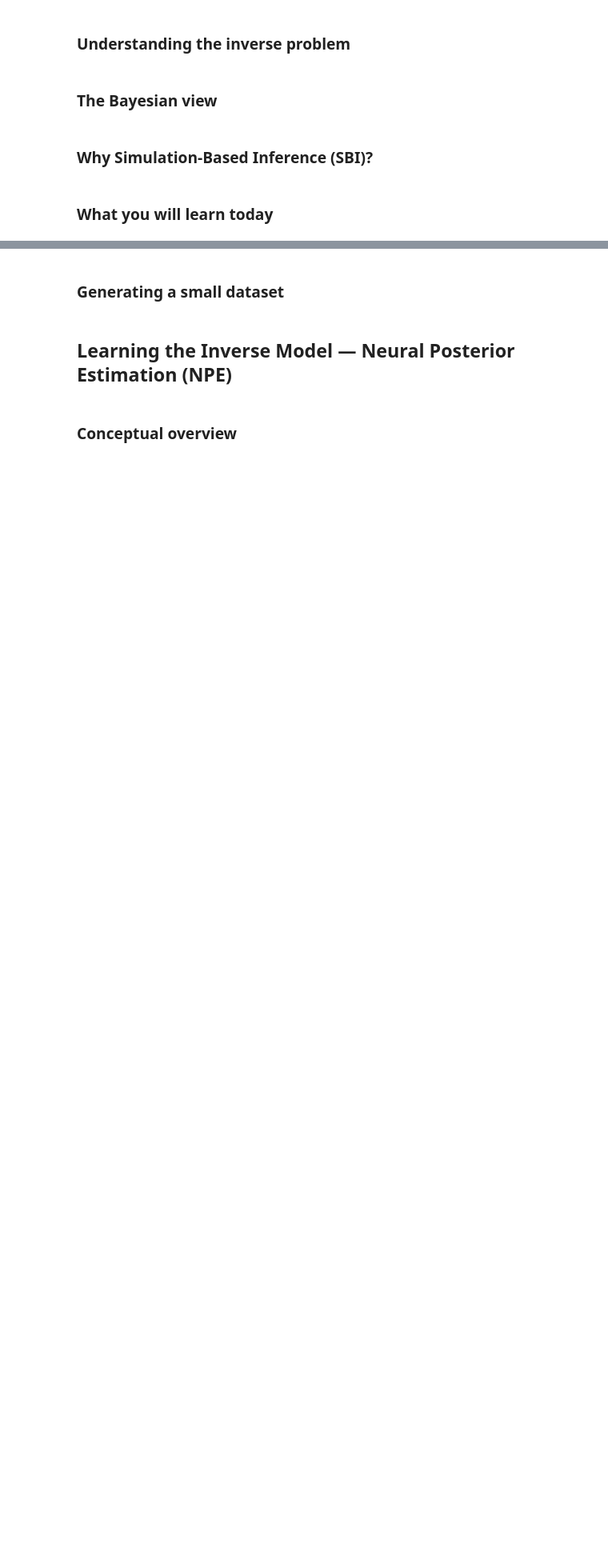
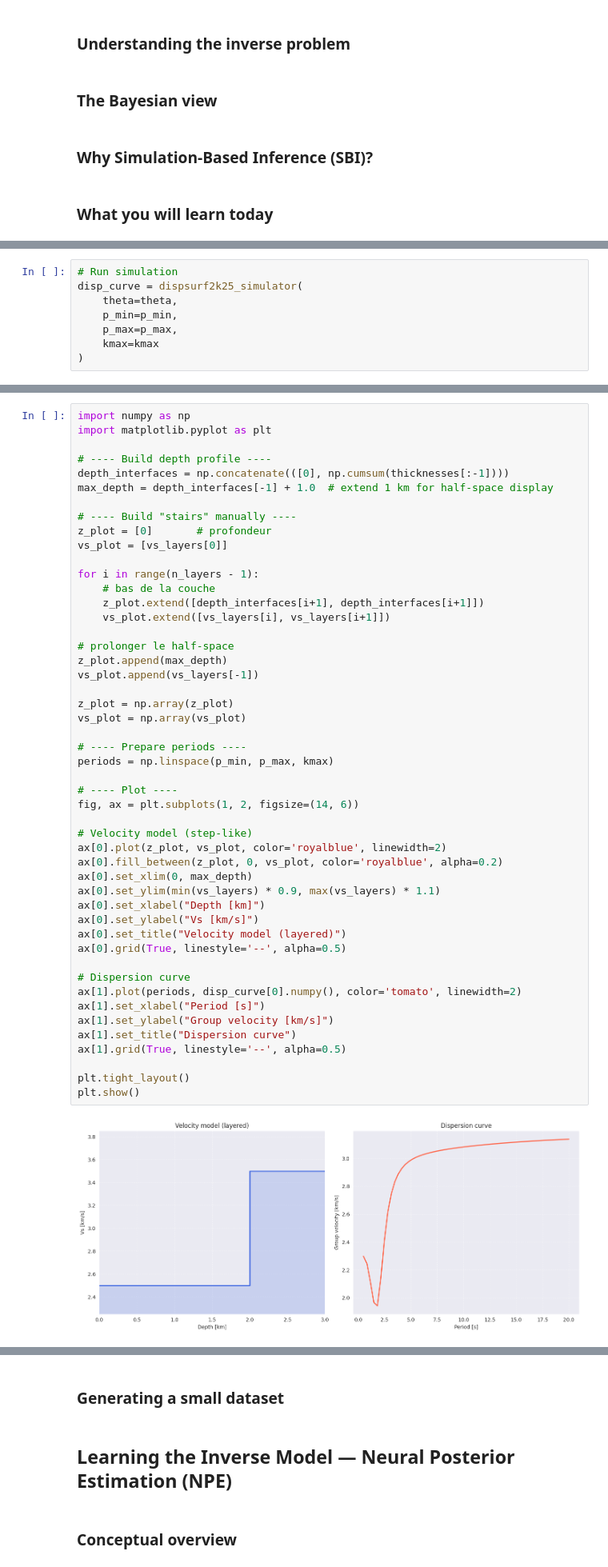
Before and after one commit to nschaetti/CompEarth_Workshop, a Jupyter notebook: notebooks/tutorial1.ipynb, the cells around one changed output, grey strips where cells are left out. Shown at 80% size. Saved outputs shown, nothing was run; the diff lists cells and outputs as text; blank space fills up the shorter version.

```diff
--- a/notebooks/tutorial1.ipynb
+++ b/notebooks/tutorial1.ipynb
@@ -28,0 +70,8 @@ ERROR: git+https://github.com/nschaetti/CompEarth_Workshop.git does not appear t
+# %%
+# Run simulation
+disp_curve = dispsurf2k25_simulator(
+    theta=theta,
+    p_min=p_min,
+    p_max=p_max,
+    kmax=kmax
+)
@@ -28,0 +80,51 @@ ERROR: git+https://github.com/nschaetti/CompEarth_Workshop.git does not appear t
+# %%
+import numpy as np
+import matplotlib.pyplot as plt
+
+# ---- Build depth profile ----
+depth_interfaces = np.concatenate(([0], np.cumsum(thicknesses[:-1])))
+max_depth = depth_interfaces[-1] + 1.0  # extend 1 km for half-space display
+
+# ---- Build "stairs" manually ----
+z_plot = [0]       # profondeur
+vs_plot = [vs_layers[0]]
+
+for i in range(n_layers - 1):
+    # bas de la couche
+    z_plot.extend([depth_interfaces[i+1], depth_interfaces[i+1]])
+    vs_plot.extend([vs_layers[i], vs_layers[i+1]])
+
+# prolonger le half-space
+z_plot.append(max_depth)
+vs_plot.append(vs_layers[-1])
+
+z_plot = np.array(z_plot)
+vs_plot = np.array(vs_plot)
+
+# ---- Prepare periods ----
+periods = np.linspace(p_min, p_max, kmax)
+
+# ---- Plot ----
+fig, ax = plt.subplots(1, 2, figsize=(14, 6))
+
+# Velocity model (step-like)
+ax[0].plot(z_plot, vs_plot, color='royalblue', linewidth=2)
+ax[0].fill_between(z_plot, 0, vs_plot, color='royalblue', alpha=0.2)
+ax[0].set_xlim(0, max_depth)
+ax[0].set_ylim(min(vs_layers) * 0.9, max(vs_layers) * 1.1)
+ax[0].set_xlabel("Depth [km]")
+ax[0].set_ylabel("Vs [km/s]")
+ax[0].set_title("Velocity model (layered)")
+ax[0].grid(True, linestyle='--', alpha=0.5)
+
+# Dispersion curve
+ax[1].plot(periods, disp_curve[0].numpy(), color='tomato', linewidth=2)
+ax[1].set_xlabel("Period [s]")
+ax[1].set_ylabel("Group velocity [km/s]")
+ax[1].set_title("Dispersion curve")
+ax[1].grid(True, linestyle='--', alpha=0.5)
+
+plt.tight_layout()
+plt.show()
+# %% [output]
+[figure, added]
```
Also changed, not shown: parts of 23 cells of this notebook, 2 other files.
